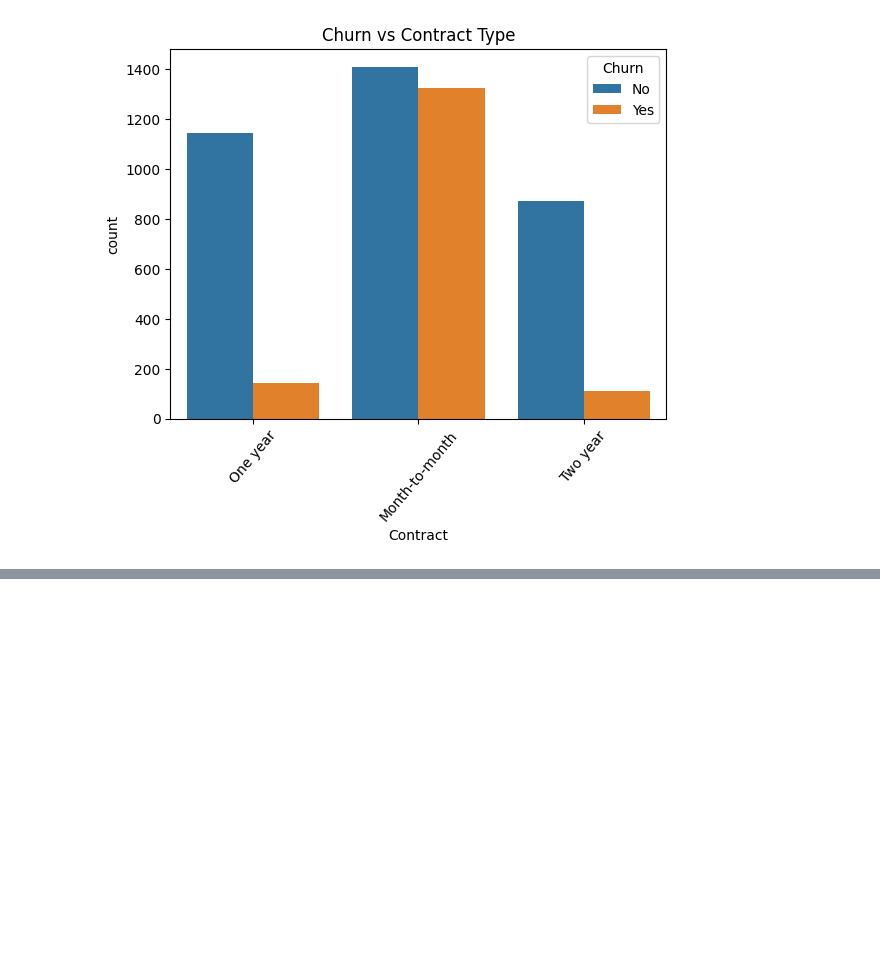
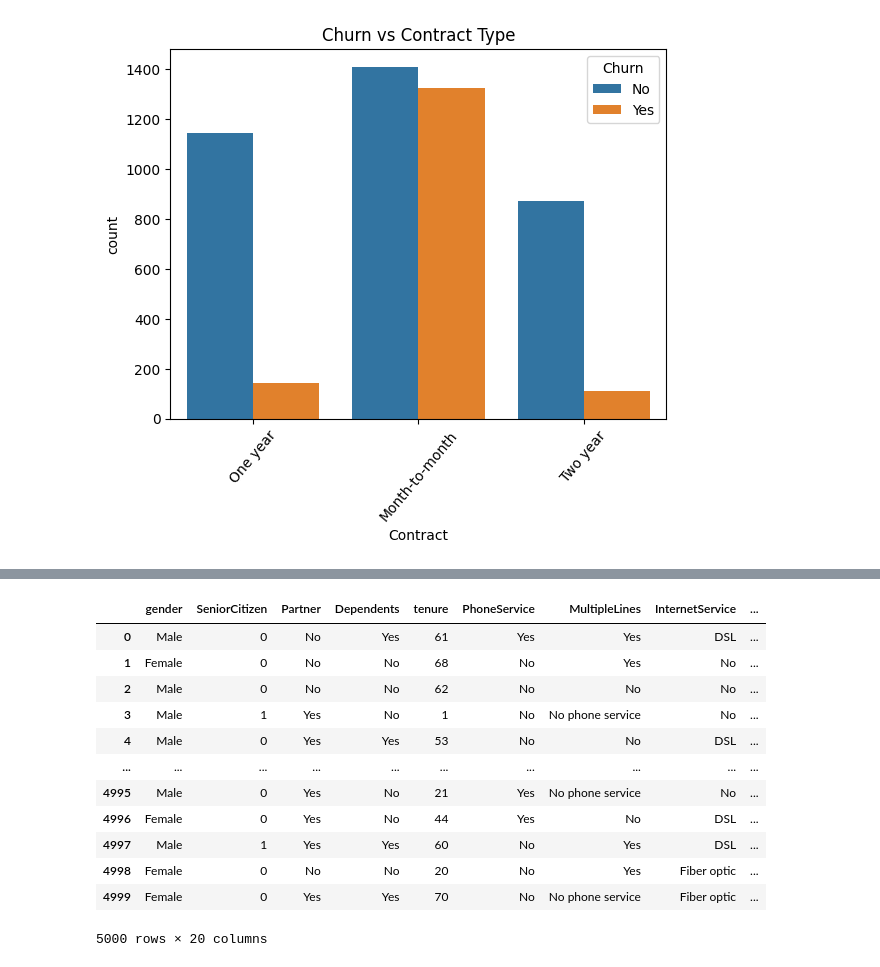
Before and after one commit to navyaanejathegreat/AI-ML-lab, a Jupyter notebook: lab4.ipynb, the cells around one changed output, grey strips where cells are left out. Cells and saved outputs as stored; diff of their text form; code cells hidden in the pictures; blank space fills up the shorter version.

```diff
--- a/lab4.ipynb
+++ b/lab4.ipynb
@@ -72,0 +90,18 @@ plt.show()
+# %%
+data["Churn"] = data["Churn"].str.strip().str.lower()
+data["Churn"] = data["Churn"].map({"yes": 1, "no": 0})
+data
+# %% [output]
+|  | gender | SeniorCitizen | Partner | Dependents | tenure | PhoneService | MultipleLines | InternetService | ... |
+| 0 | Male | 0 | No | Yes | 61 | Yes | Yes | DSL | ... |
+| 1 | Female | 0 | No | No | 68 | No | Yes | No | ... |
+| 2 | Male | 0 | No | No | 62 | No | No | No | ... |
+| 3 | Male | 1 | Yes | No | 1 | No | No phone service | No | ... |
+| 4 | Male | 0 | Yes | Yes | 53 | No | No | DSL | ... |
+| ... | ... | ... | ... | ... | ... | ... | ... | ... | ... |
+| 4995 | Male | 0 | Yes | No | 21 | Yes | No phone service | No | ... |
+| 4996 | Female | 0 | Yes | No | 44 | Yes | No | DSL | ... |
+| 4997 | Male | 1 | Yes | Yes | 60 | No | Yes | DSL | ... |
+| 4998 | Female | 0 | No | No | 20 | No | Yes | Fiber optic | ... |
+| 4999 | Female | 0 | Yes | Yes | 70 | No | No phone service | Fiber optic | ... |
+5000 rows × 20 columns
```
Also changed, not shown: parts of 8 cells of this notebook, 3 other files.
